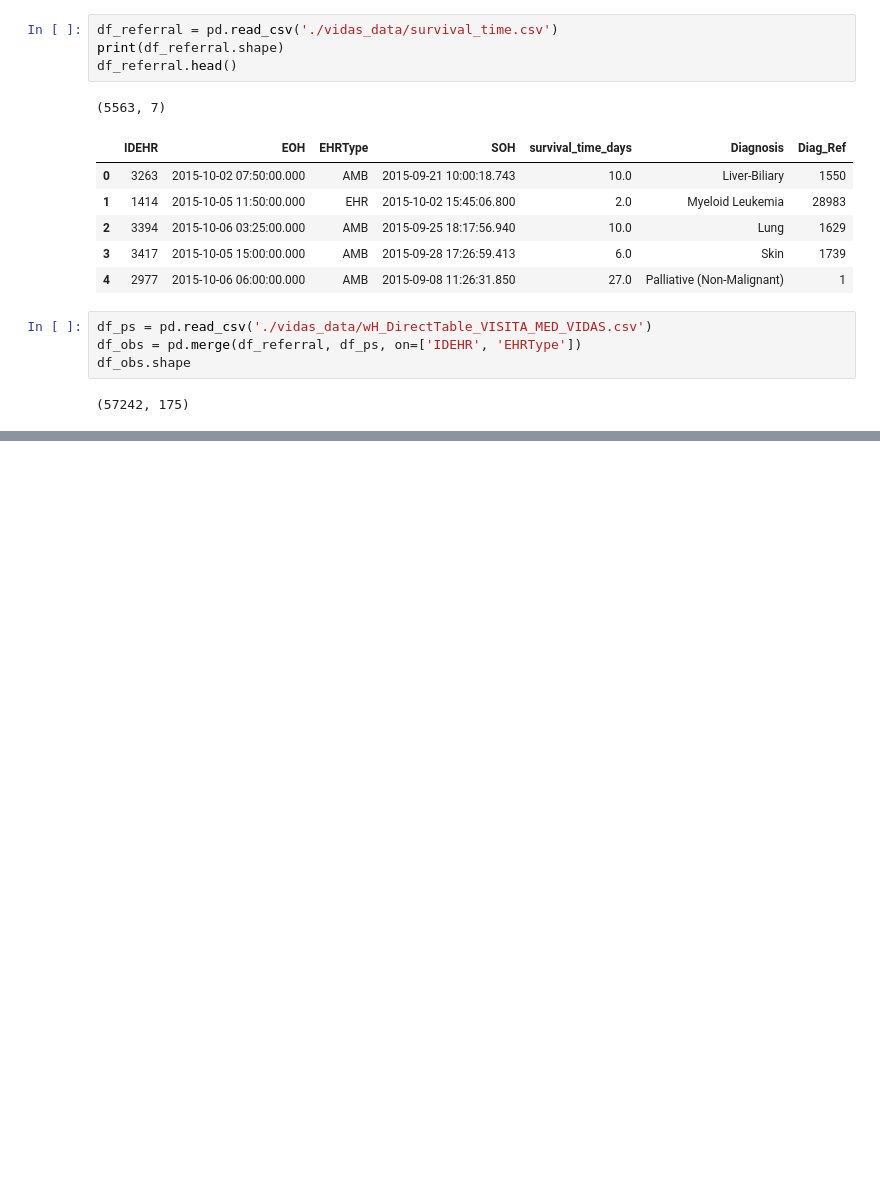
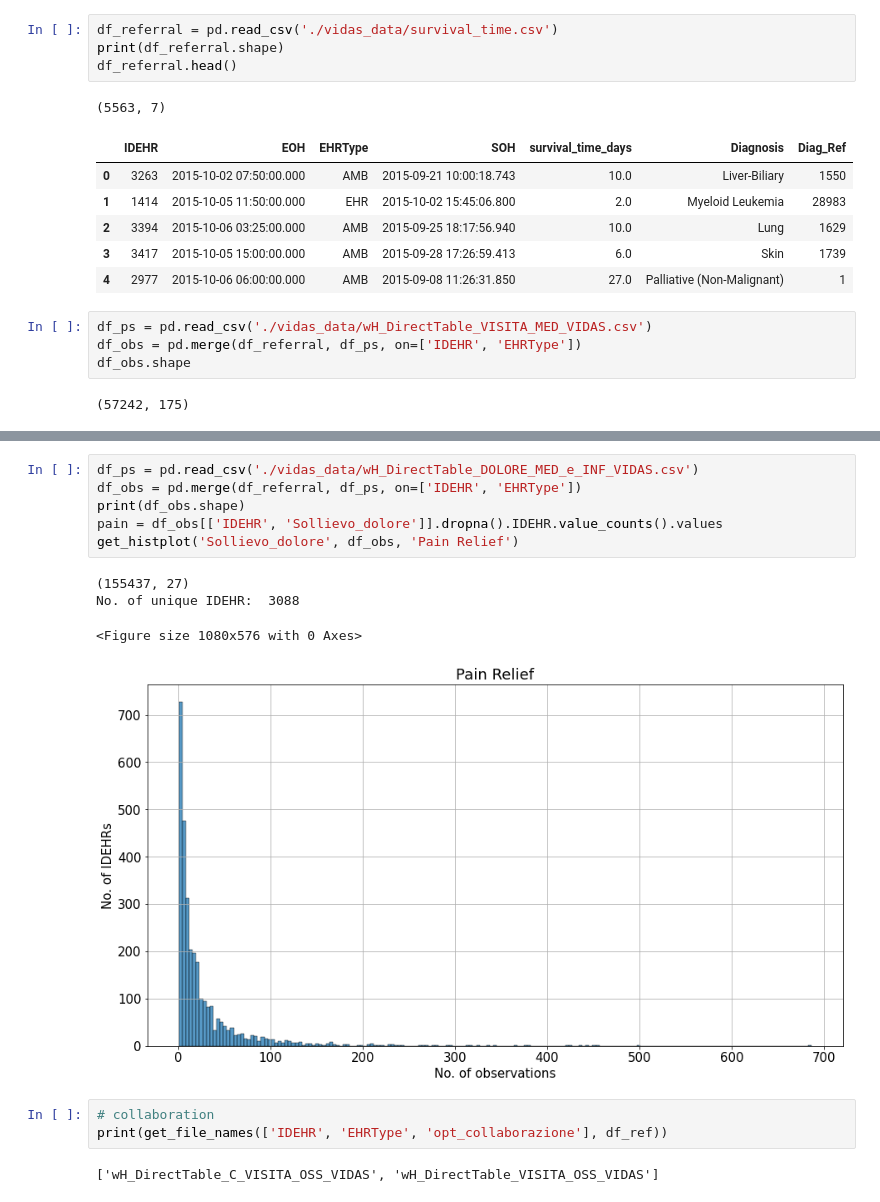
Before and after one commit to ryflect/cs692r-hospice, a Jupyter notebook: Referral Analysis - Observations.ipynb, the cells around one changed output, grey strips where cells are left out. Drawn from its saved outputs; the diff is of its cells as text; blank space fills up the shorter version.

```diff
--- a/Referral Analysis - Observations.ipynb
+++ b/Referral Analysis - Observations.ipynb
@@ -84,0 +90,16 @@ with pd.option_context("display.max_rows", 1000):
+# %%
+df_ps = pd.read_csv('./vidas_data/wH_DirectTable_DOLORE_MED_e_INF_VIDAS.csv')
+df_obs = pd.merge(df_referral, df_ps, on=['IDEHR', 'EHRType'])
+print(df_obs.shape)
+pain = df_obs[['IDEHR', 'Sollievo_dolore']].dropna().IDEHR.value_counts().values
+get_histplot('Sollievo_dolore', df_obs, 'Pain Relief')
+# %% [output]
+(155437, 27)
+No. of unique IDEHR:  3088
+<Figure size 1080x576 with 0 Axes>
+[figure, added]
+# %%
+# collaboration
+print(get_file_names(['IDEHR', 'EHRType', 'opt_collaborazione'], df_ref))
+# %% [output]
+['wH_DirectTable_C_VISITA_OSS_VIDAS', 'wH_DirectTable_VISITA_OSS_VIDAS']
```
Also changed, not shown: parts of 16 cells of this notebook, 3 other files.
